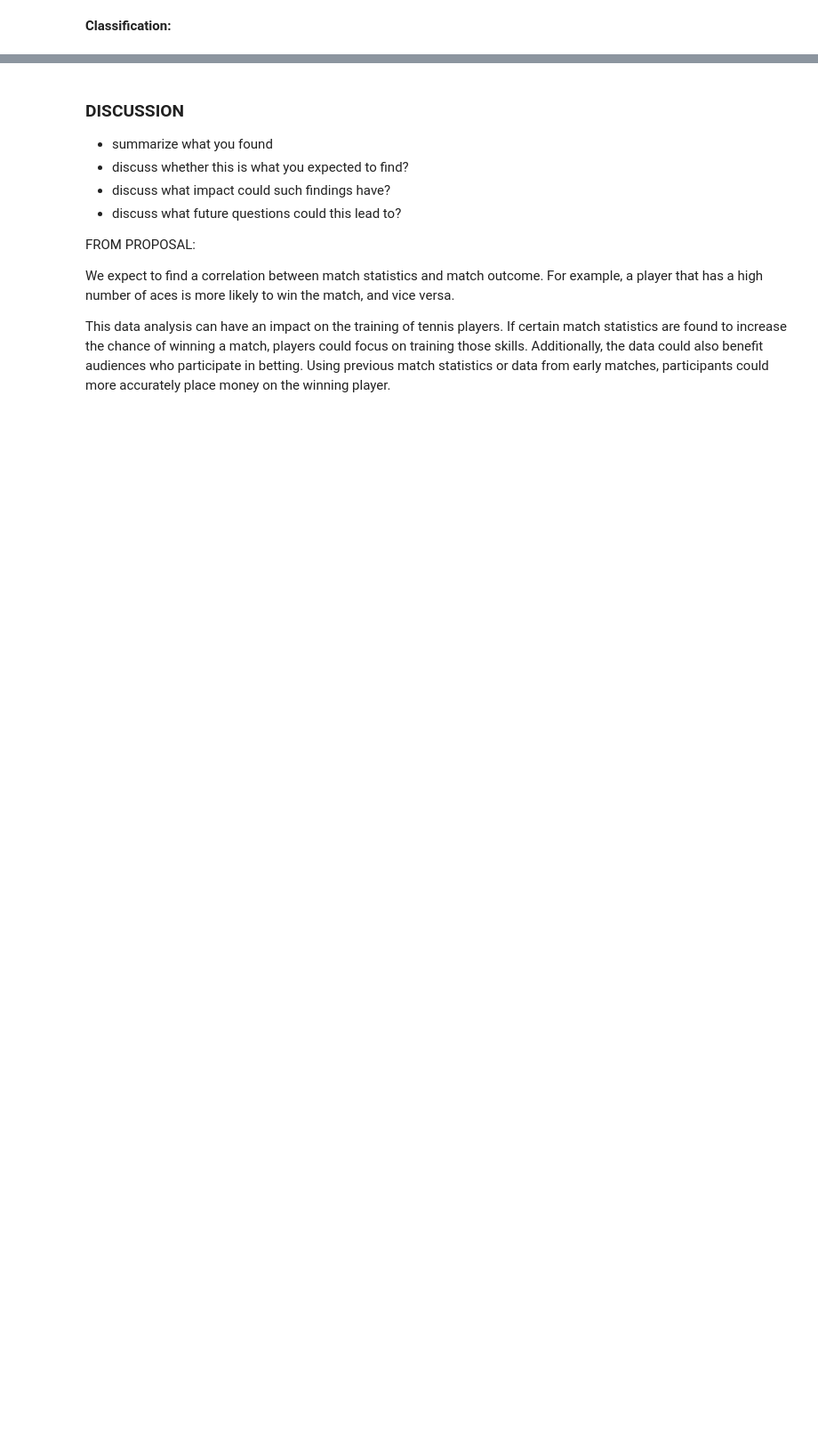
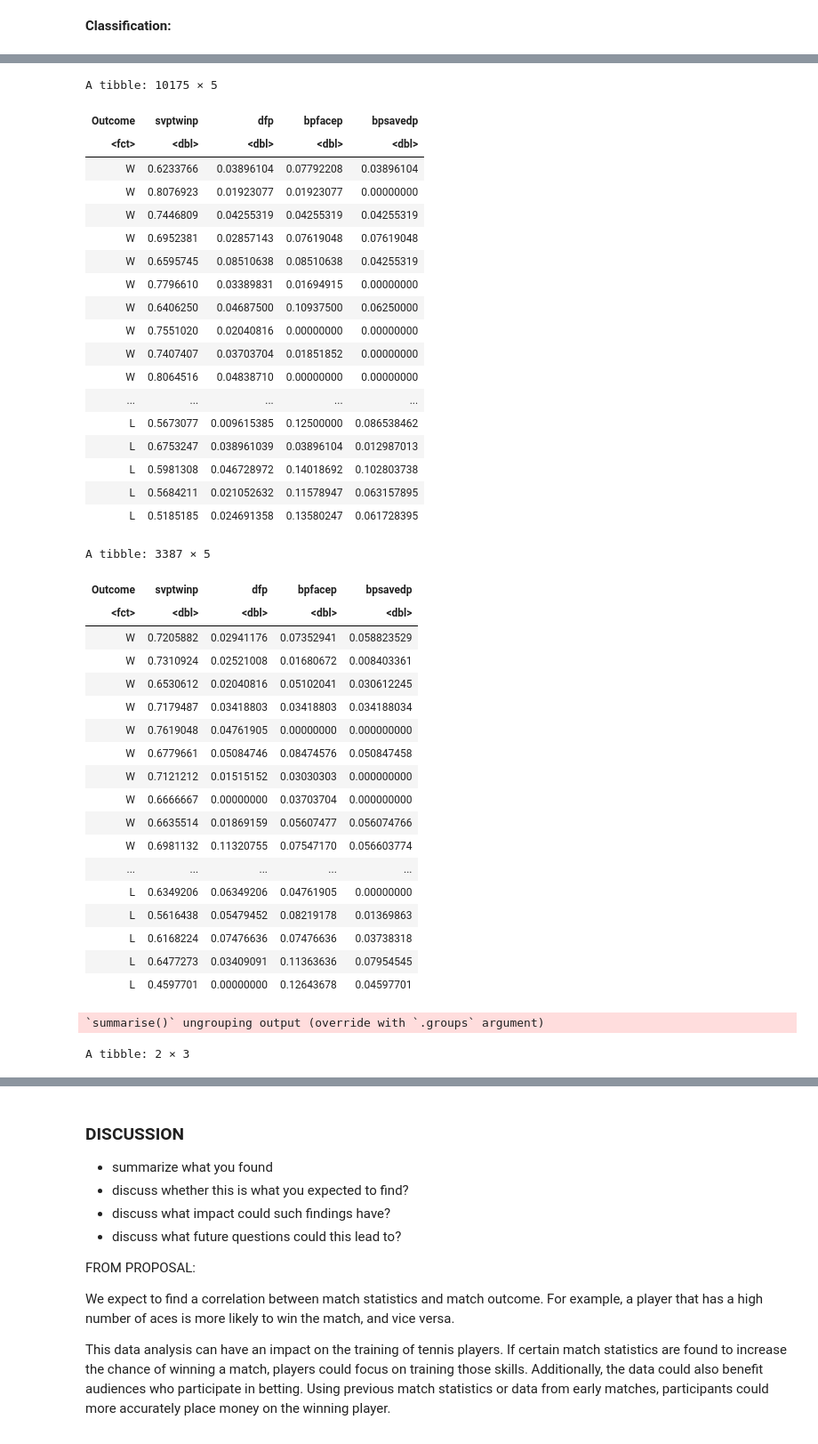
Before and after one commit to saucedo111/-Predicting-Tennis-Match-Outcomes, a Jupyter notebook: final_report.ipynb, the cells around one changed output, grey strips where cells are left out. Shown at 89% size. Cells and saved outputs as stored; diff of their text form; code cells hidden in the pictures; blank space fills up the shorter version.

```diff
--- a/final_report.ipynb
+++ b/final_report.ipynb
@@ -338,0 +448,71 @@ bpSaved_plot
+# %%
+# Creating new columns
+tennis_train_final <- tennis_train %>%
+drop_na()%>%
+mutate(svptwinp= (firstWon+secondWon)/svpt,
+       dfp= df/svpt,
+       bpfacep = bpFaced/svpt,
+       bpsavedp = bpSaved/svpt,
+       Outcome = as_factor(Outcome))%>%
+select(Outcome:bpsavedp)%>%
+select(-Index)
+tennis_train_final
+tennis_test_final <- tennis_test %>%
+drop_na()%>%
+mutate(svptwinp= (firstWon+secondWon)/svpt,
+       dfp= df/svpt,
+       bpfacep = bpFaced/svpt,
+       bpsavedp = bpSaved/svpt,
+       Outcome = as_factor(Outcome))%>%
+select(Outcome:bpsavedp)%>%
+select(-Index)
+tennis_test_final
+num_obs <- nrow(tennis_train_final)
+tennis_train_final %>%
+  group_by(Outcome) %>%
+  summarize(
+    count = n(),
+    percentage = n() / num_obs * 100
+  )%>%
+ungroup()
+# %% [output]
+A tibble: 10175 × 5
+| Outcome | svptwinp | dfp | bpfacep | bpsavedp |
+| <fct> | <dbl> | <dbl> | <dbl> | <dbl> |
+| W | 0.6233766 | 0.03896104 | 0.07792208 | 0.03896104 |
+| W | 0.8076923 | 0.01923077 | 0.01923077 | 0.00000000 |
+| W | 0.7446809 | 0.04255319 | 0.04255319 | 0.04255319 |
+| W | 0.6952381 | 0.02857143 | 0.07619048 | 0.07619048 |
+| W | 0.6595745 | 0.08510638 | 0.08510638 | 0.04255319 |
+| W | 0.7796610 | 0.03389831 | 0.01694915 | 0.00000000 |
+| W | 0.6406250 | 0.04687500 | 0.10937500 | 0.06250000 |
+| W | 0.7551020 | 0.02040816 | 0.00000000 | 0.00000000 |
+| W | 0.7407407 | 0.03703704 | 0.01851852 | 0.00000000 |
+| W | 0.8064516 | 0.04838710 | 0.00000000 | 0.00000000 |
+| ... | ... | ... | ... | ... |
+| L | 0.5673077 | 0.009615385 | 0.12500000 | 0.086538462 |
+| L | 0.6753247 | 0.038961039 | 0.03896104 | 0.012987013 |
+| L | 0.5981308 | 0.046728972 | 0.14018692 | 0.102803738 |
+| L | 0.5684211 | 0.021052632 | 0.11578947 | 0.063157895 |
+| L | 0.5185185 | 0.024691358 | 0.13580247 | 0.061728395 |
+A tibble: 3387 × 5
+| Outcome | svptwinp | dfp | bpfacep | bpsavedp |
+| <fct> | <dbl> | <dbl> | <dbl> | <dbl> |
+| W | 0.7205882 | 0.02941176 | 0.07352941 | 0.058823529 |
+| W | 0.7310924 | 0.02521008 | 0.01680672 | 0.008403361 |
+| W | 0.6530612 | 0.02040816 | 0.05102041 | 0.030612245 |
+| W | 0.7179487 | 0.03418803 | 0.03418803 | 0.034188034 |
+| W | 0.7619048 | 0.04761905 | 0.00000000 | 0.000000000 |
+| W | 0.6779661 | 0.05084746 | 0.08474576 | 0.050847458 |
+| W | 0.7121212 | 0.01515152 | 0.03030303 | 0.000000000 |
+| W | 0.6666667 | 0.00000000 | 0.03703704 | 0.000000000 |
+| W | 0.6635514 | 0.01869159 | 0.05607477 | 0.056074766 |
+| W | 0.6981132 | 0.11320755 | 0.07547170 | 0.056603774 |
+| ... | ... | ... | ... | ... |
+| L | 0.6349206 | 0.06349206 | 0.04761905 | 0.00000000 |
+| L | 0.5616438 | 0.05479452 | 0.08219178 | 0.01369863 |
+| L | 0.6168224 | 0.07476636 | 0.07476636 | 0.03738318 |
+| L | 0.6477273 | 0.03409091 | 0.11363636 | 0.07954545 |
+| L | 0.4597701 | 0.00000000 | 0.12643678 | 0.04597701 |
+`summarise()` ungrouping output (override with `.groups` argument)
+A tibble: 2 × 3
```
Also changed, not shown: parts of 21 cells of this notebook.
